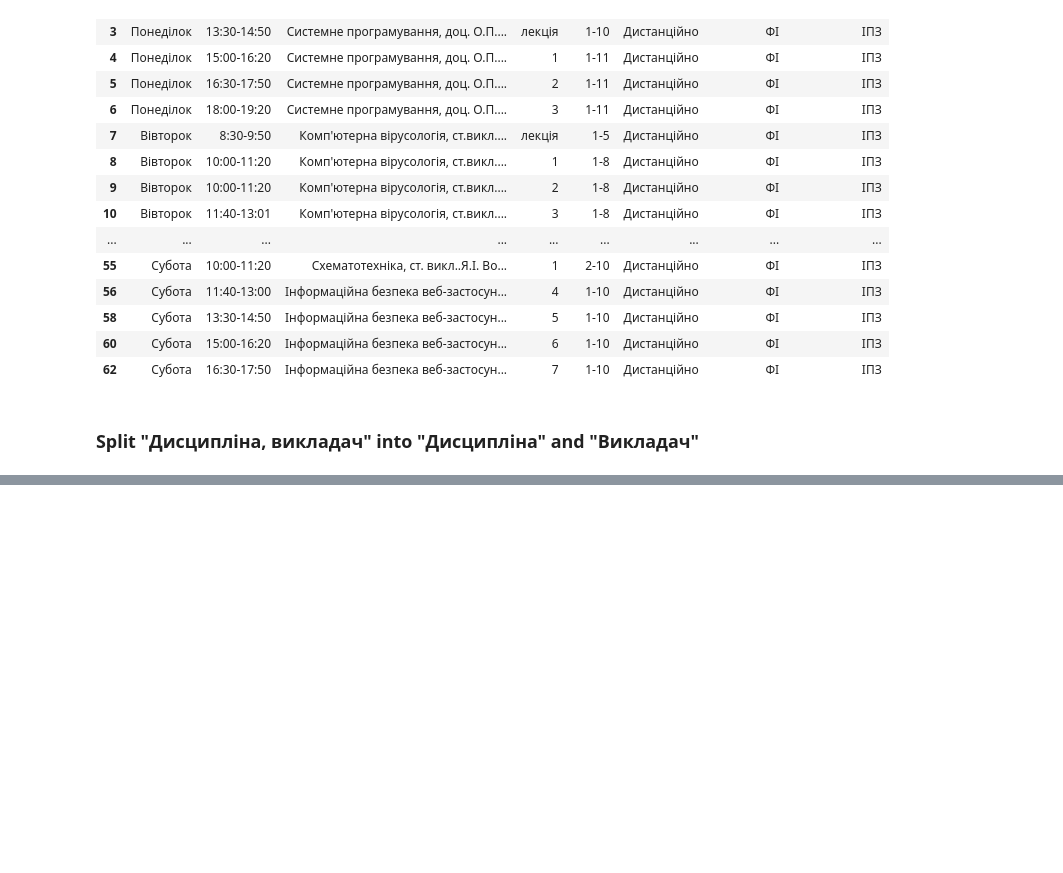
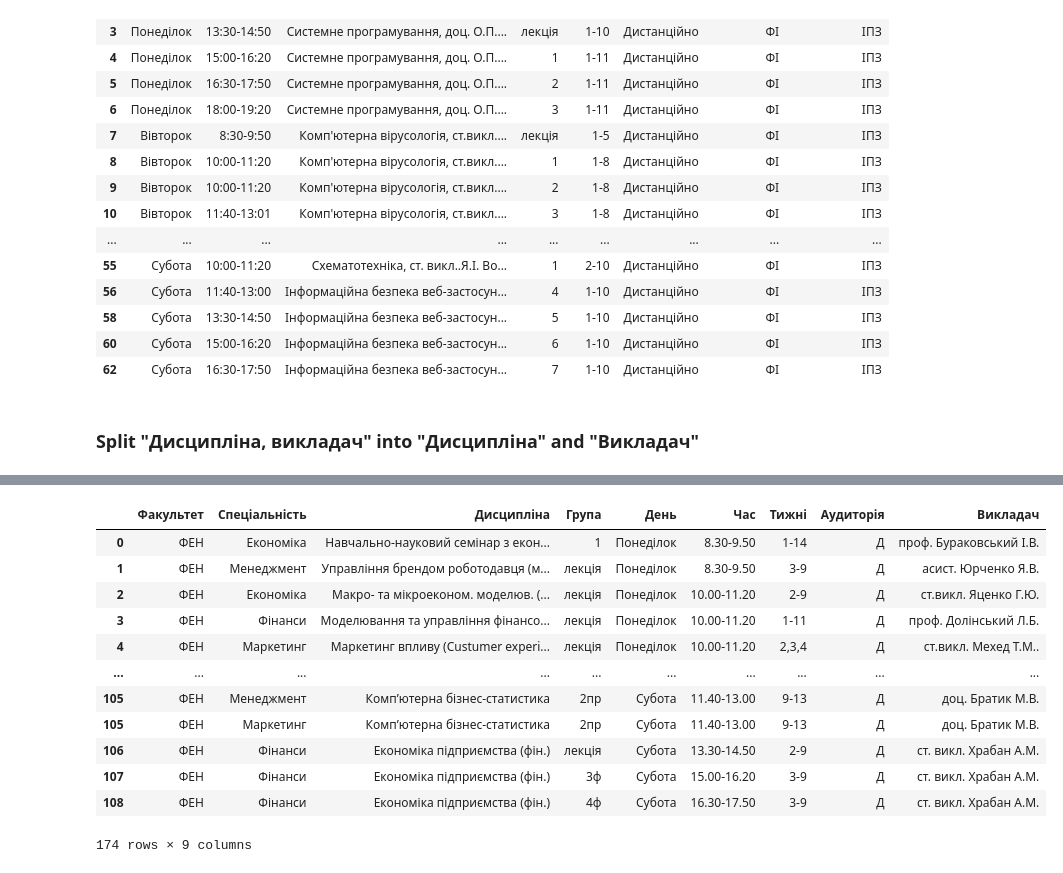
Before and after one commit to 1wannabebetter1/scheduleUnification, a Jupyter notebook: Unificator.ipynb, the cells around one changed output, grey strips where cells are left out. Drawn from its saved outputs; the diff is of its cells as text; code cells hidden in the pictures; blank space fills up the shorter version.

```diff
--- a/Unificator.ipynb
+++ b/Unificator.ipynb
@@ -236,0 +538,24 @@ pe_df2
+# %%
+#replacing short names of specialties with full versions
+econ_df['Спеціальність'] = econ_df['Спеціальність'].apply(lambda x: x[:2])
+def full_specialty(short_specialty):
+ if(short_specialty=='ма'): return "Маркетинг"
+ elif(short_specialty=='ек'): return "Економіка"
+ elif(short_specialty=='фі'): return "Фінанси"
+ else: return "Менеджмент"
+econ_df['Спеціальність'] = econ_df['Спеціальність'].apply(lambda x: full_specialty(x))
+econ_df
+# %% [output]
+|  | Факультет | Спеціальність | Дисципліна | Група | День | Час | Тижні | Аудиторія | Викладач |
+| 0 | ФЕН | Економіка | Навчально-науковий семінар з екон... | 1 | Понеділок | 8.30-9.50 | 1-14 | Д | проф. Бураковський І.В. |
+| 1 | ФЕН | Менеджмент | Управління брендом роботодавця (м... | лекція | Понеділок | 8.30-9.50 | 3-9 | Д | асист. Юрченко Я.В. |
+| 2 | ФЕН | Економіка | Макро- та мікроеконом. моделюв. (... | лекція | Понеділок | 10.00-11.20 | 2-9 | Д | ст.викл. Яценко Г.Ю. |
+| 3 | ФЕН | Фінанси | Моделювання та управління фінансо... | лекція | Понеділок | 10.00-11.20 | 1-11 | Д | проф. Долінський Л.Б. |
+| 4 | ФЕН | Маркетинг | Маркетинг впливу (Custumer experi... | лекція | Понеділок | 10.00-11.20 | 2,3,4 | Д | ст.викл. Мехед Т.М.. |
+| ... | ... | ... | ... | ... | ... | ... | ... | ... | ... |
+| 105 | ФЕН | Менеджмент | Комп’ютерна бізнес-статистика | 2пр | Субота | 11.40-13.00 | 9-13 | Д | доц. Братик М.В. |
+| 105 | ФЕН | Маркетинг | Комп’ютерна бізнес-статистика | 2пр | Субота | 11.40-13.00 | 9-13 | Д | доц. Братик М.В. |
+| 106 | ФЕН | Фінанси | Економіка підприємства (фін.) | лекція | Субота | 13.30-14.50 | 2-9 | Д | ст. викл. Храбан А.М. |
+| 107 | ФЕН | Фінанси | Економіка підприємства (фін.) | 3ф | Субота | 15.00-16.20 | 3-9 | Д | ст. викл. Храбан А.М. |
+| 108 | ФЕН | Фінанси | Економіка підприємства (фін.) | 4ф | Субота | 16.30-17.50 | 3-9 | Д | ст. викл. Храбан А.М. |
+174 rows × 9 columns
```
Also changed, not shown: parts of 37 cells of this notebook.
